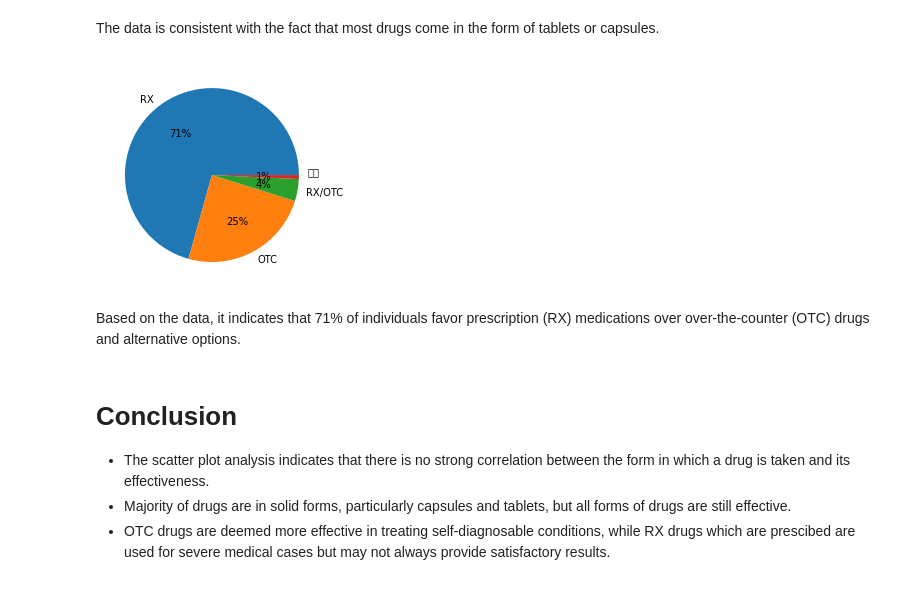
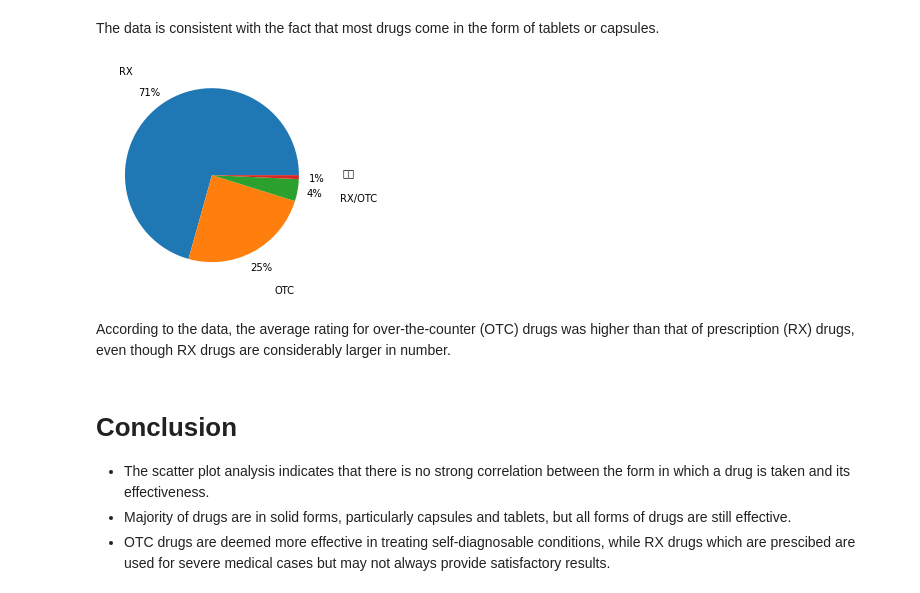
Before and after one commit to Eagle-Patriot/AI-ML-learning-path, a Jupyter notebook: Data visualization.ipynb, the cells around one changed output. Cells and saved outputs as stored; diff of their text form; code cells hidden in the pictures.

```diff
--- a/Data visualization.ipynb
+++ b/Data visualization.ipynb
@@ -212,12 +221,12 @@ plt.show()
 The data is consistent with the fact that most drugs come in the form of tablets or capsules.
 # %%
 count = df['Type'].value_counts()
-plt.pie(count, labels = count.index, autopct = '%0.0f%%')
+plt.pie(count, labels = count.index, autopct = '%0.0f%%',pctdistance=1.2, labeldistance=1.5)
 plt.show()
 # %% [output]
-[figure, old version]
+[figure, new version]
 # %% [markdown]
-Based on the data, it indicates that 71% of individuals favor prescription (RX) medications over over-the-counter (OTC) drugs and alternative options.
+According to the data, the average rating for over-the-counter (OTC) drugs was higher than that of prescription (RX) drugs, even though RX drugs are considerably larger in number.
 # %% [markdown]
 # Conclusion
 - The scatter plot analysis indicates that there is no strong correlation between the form in which a drug is taken and its effectiveness.
```
Also changed, not shown: parts of 6 cells of this notebook.
